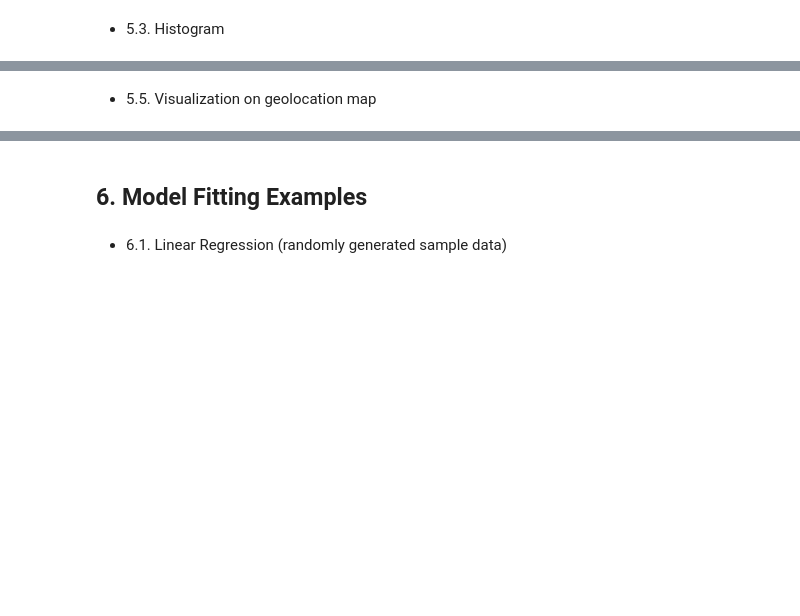
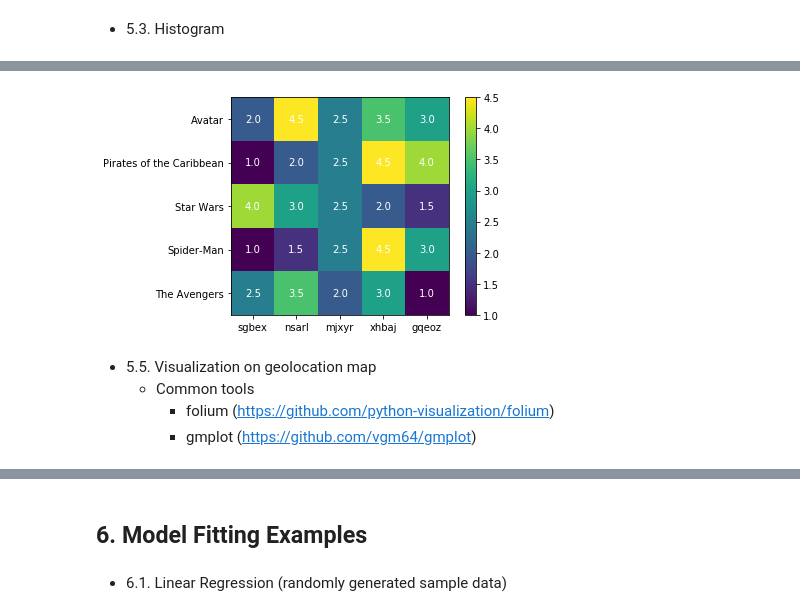
Before and after one commit to xiangshiyin/atl_meetup_20190302, a Jupyter notebook: notebook/demo_v1.ipynb, the cells around one changed output, grey strips where cells are left out. Cells and saved outputs as stored; diff of their text form; code cells hidden in the pictures; blank space fills up the shorter version.

```diff
--- a/notebook/demo_v1.ipynb
+++ b/notebook/demo_v1.ipynb
@@ -616,2 +672,28 @@ address
+# %%
+import random
+movies = ['Avatar','Pirates of the Caribbean','Star Wars','Spider-Man','The Avengers']
+users = [''.join(random.sample('abcdefghijklmnopqrstuvwxyz',5)) for i in range(5)]
+ratings = np.array([
+    random.sample(np.arange(1,5,0.5).tolist(),5)
+    for i in range(5)
+])
+# ratings[:2,]
+# %%
+plt.imshow(ratings)
+
+for i in range(len(users)):
+    for j in range(len(movies)):
+        plt.text(j, i, ratings[i, j],
+                       ha="center", va="center", color="w")
+
+plt.xticks(range(5),users)
+plt.yticks(range(5),movies)
+plt.colorbar()
+plt.show()
+# %% [output]
+[figure, added]
 # %% [markdown]
 * 5.5. Visualization on geolocation map
+    * Common tools
+        * folium (https://github.com/python-visualization/folium)
+        * gmplot (https://github.com/vgm64/gmplot)
```
Also changed, not shown: parts of 10 cells of this notebook, 3 other files.
